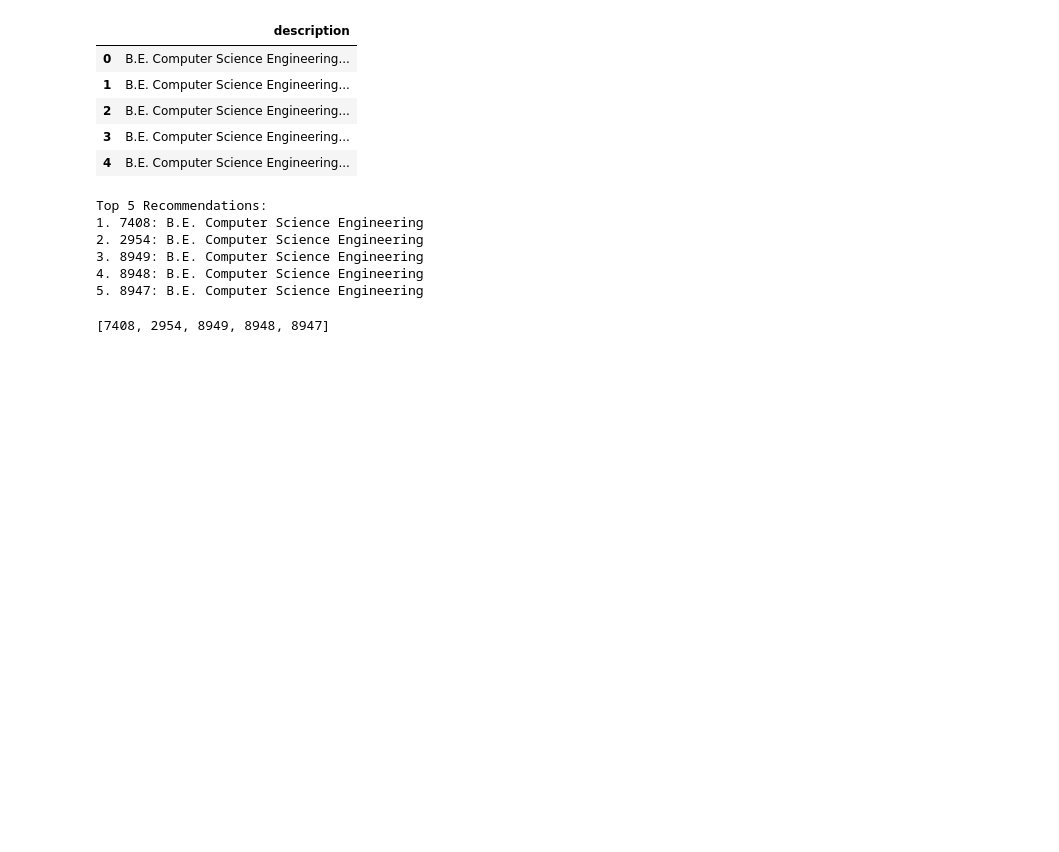
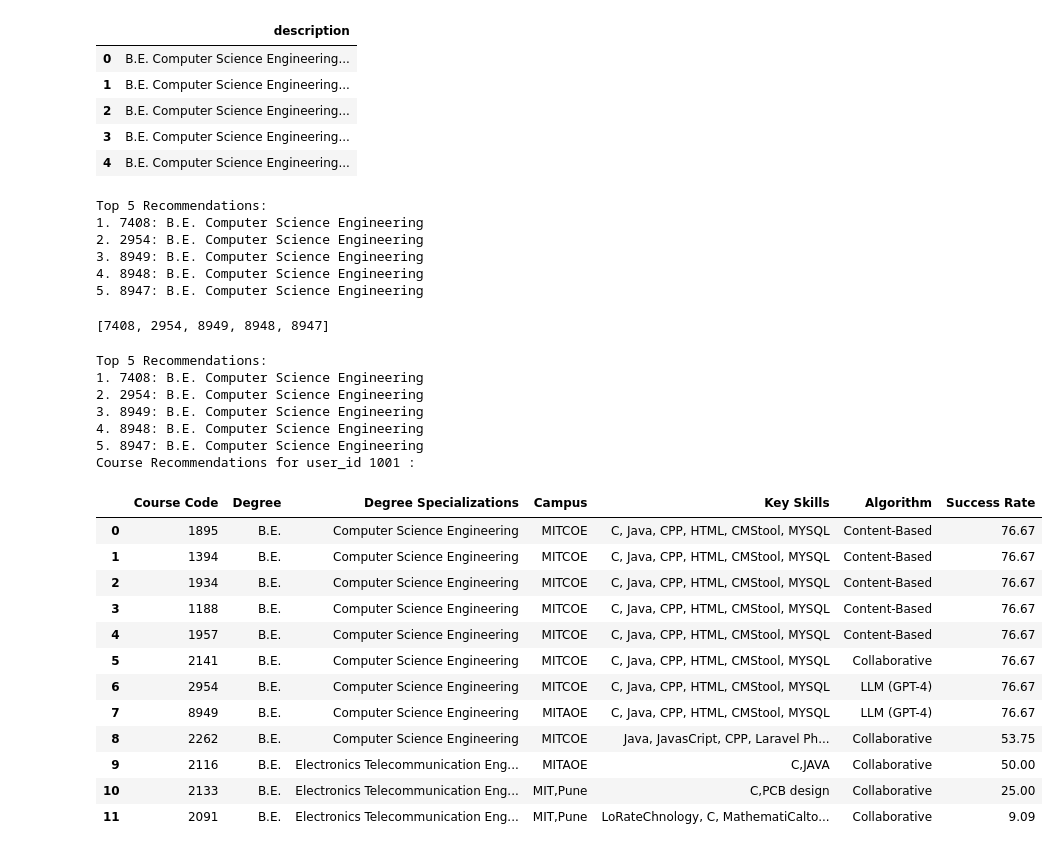
Before and after one commit to janiceXerri21/JaniceXerri_FYP_PCRS_VRLE_2024, a Jupyter notebook: TheFinalRecommendationSystem.ipynb, the cells around one changed output. Cells and saved outputs as stored; diff of their text form; code cells hidden in the pictures; blank space fills up the shorter version.

Commit message:
Updated the final recommendations list in python and the file access from unity.

```diff
--- a/TheFinalRecommendationSystem.ipynb
+++ b/TheFinalRecommendationSystem.ipynb
@@ -149,10 +149,10 @@ courses = cf_course_dataset
 indices = pd.Series(cf_course_dataset.index, index=cf_course_dataset['sr_'])
 # %%
 #function to get content-filtered recommendations
-def get_course_cf_recommendations(user):
+def get_course_content_based_recommendations(user_id):
 
     #get index of course
-    idx = indices[user]
+    idx = indices[user_id]
 
     #find the most similar 30 courses using cosine_sim and sorting with highest similarity
     sim_scores = list(enumerate(course_cosine_sim[idx]))
@@ -564,3 +565,39 @@ def evaluate_recommendations_success_rate(user,recommendations):
         success_rate.append(total_score)
 
     return success_rate
+# %%
+#removes courses that the user_id has already taken by checking the ratings in the ratings dataframe
+def drop_taken_courses(user_id, cf):
+    finalcourserecs = [] #to store the final course recs
+
+    for i, row in cf.iterrows():
+        #print(row[1])
+
+        if row[1] in user_rating_dataset["course_id"].values:
+            #print("Course is found in the ratings dataframe!")
+            #check if rated
+            rating_dets = user_rating_dataset[(user_rating_dataset['course_id'] == row[1]) & (user_rating_dataset['user_id'] == user_id)]
+            #print(rating_dets)
+            if rating_dets["rating"].values[0] != 0:
+                cf.drop([i], inplace=True)
+                finalcourserecs.append(row[1])
+    return cf
+# %%
+def get_course_details(svd_courses):
+    # DataFrame for final recommendations
+    finalRecs = pd.DataFrame()
+
+    # Iterate over the list of courses
+    for i in svd_courses:
+        # If course is found in course dataset, then store details in finalRecs DataFrame
+        if i in course_dataset["sr_"]:
+            course_details = course_dataset[course_dataset["sr_"] == i]
+
+            # Use concat
+            finalRecs = pd.concat([finalRecs, course_details], ignore_index=True)
+
+    # # Drop unnecessary columns --- commented since the data is already cleaned
+    # finalRecs.drop(["Unnamed: 0", "key_skills"], axis=1, inplace=True)
+
+    # Return useful information
+    return finalRecs[["sr_", "degree_1", "degree_1_specializations", "campus", "key_skills_str"]]
@@ -566,0 +713,23 @@ def evaluate_recommendations_success_rate(user,recommendations):
+# %%
+final_recommender(1001)
+# %% [output]
+Top 5 Recommendations:
+1. 7408: B.E. Computer Science Engineering
+2. 2954: B.E. Computer Science Engineering
+3. 8949: B.E. Computer Science Engineering
+4. 8948: B.E. Computer Science Engineering
+5. 8947: B.E. Computer Science Engineering
+Course Recommendations for user_id 1001 :
+|  | Course Code | Degree | Degree Specializations | Campus | Key Skills | Algorithm | Success Rate |
+| 0 | 1895 | B.E. | Computer Science Engineering | MITCOE | C, Java, CPP, HTML, CMStool, MYSQL | Content-Based | 76.67 |
+| 1 | 1394 | B.E. | Computer Science Engineering | MITCOE | C, Java, CPP, HTML, CMStool, MYSQL | Content-Based | 76.67 |
+| 2 | 1934 | B.E. | Computer Science Engineering | MITCOE | C, Java, CPP, HTML, CMStool, MYSQL | Content-Based | 76.67 |
+| 3 | 1188 | B.E. | Computer Science Engineering | MITCOE | C, Java, CPP, HTML, CMStool, MYSQL | Content-Based | 76.67 |
+| 4 | 1957 | B.E. | Computer Science Engineering | MITCOE | C, Java, CPP, HTML, CMStool, MYSQL | Content-Based | 76.67 |
+| 5 | 2141 | B.E. | Computer Science Engineering | MITCOE | C, Java, CPP, HTML, CMStool, MYSQL | Collaborative | 76.67 |
+| 6 | 2954 | B.E. | Computer Science Engineering | MITCOE | C, Java, CPP, HTML, CMStool, MYSQL | LLM (GPT-4) | 76.67 |
+| 7 | 8949 | B.E. | Computer Science Engineering | MITAOE | C, Java, CPP, HTML, CMStool, MYSQL | LLM (GPT-4) | 76.67 |
+| 8 | 2262 | B.E. | Computer Science Engineering | MITCOE | Java, JavasCript, CPP, Laravel Ph... | Collaborative | 53.75 |
+| 9 | 2116 | B.E. | Electronics Telecommunication Eng... | MITAOE | C,JAVA | Collaborative | 50.00 |
+| 10 | 2133 | B.E. | Electronics Telecommunication Eng... | MIT,Pune | C,PCB design | Collaborative | 25.00 |
+| 11 | 2091 | B.E. | Electronics Telecommunication Eng... | MIT,Pune | LoRateChnology, C, MathematiCalto... | Collaborative | 9.09 |
```
Also changed, not shown: parts of 19 cells of this notebook, 4 other files.
